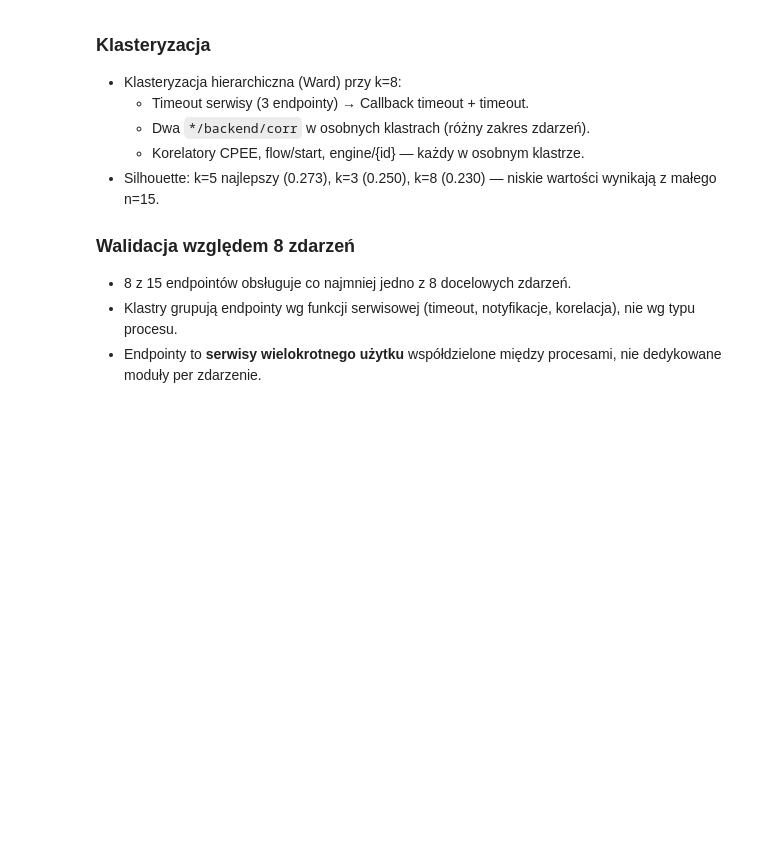
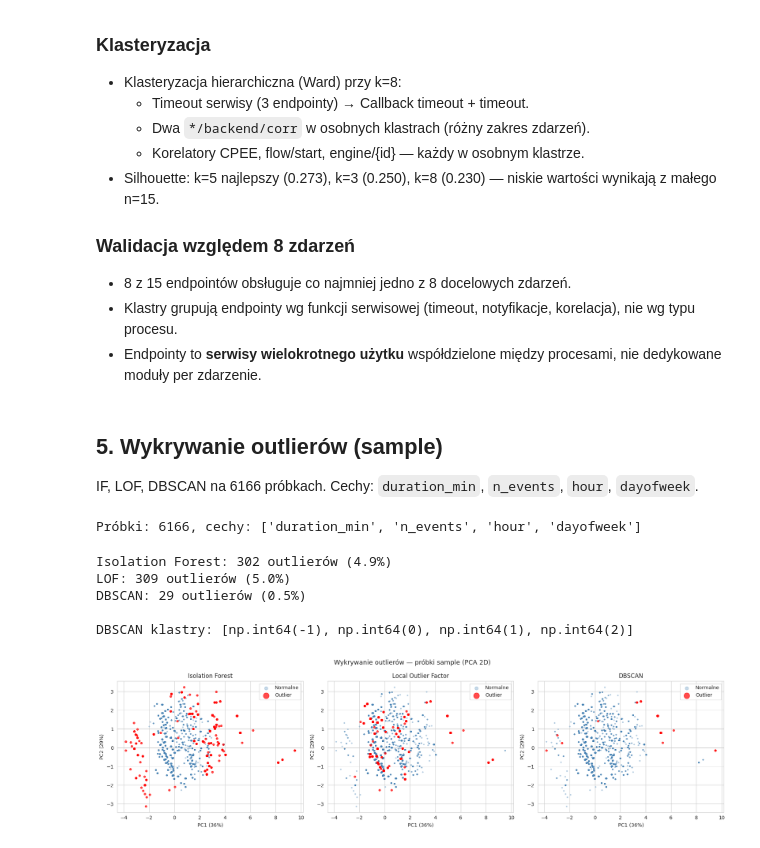
Before and after one commit to Mateoswiatek/DataMining2026PCALabData, a Jupyter notebook: notebooks/02_m2_endpoint_clustering.ipynb, the cells around one changed output. Saved outputs shown, nothing was run; the diff lists cells and outputs as text; code cells hidden in the pictures; blank space fills up the shorter version.

Commit message:
feat: add outlier detection (IF/LOF/DBSCAN) to milestone 2 + generate report PDF

```diff
--- a/notebooks/02_m2_endpoint_clustering.ipynb
+++ b/notebooks/02_m2_endpoint_clustering.ipynb
@@ -343,3 +343,75 @@ for n_clusters in [3, 5, 8]:
 - 8 z 15 endpointów obsługuje co najmniej jedno z 8 docelowych zdarzeń.
 - Klastry grupują endpointy wg funkcji serwisowej (timeout, notyfikacje, korelacja), nie wg typu procesu.
 - Endpointy to **serwisy wielokrotnego użytku** współdzielone między procesami, nie dedykowane moduły per zdarzenie.
+# %% [markdown]
+## 5. Wykrywanie outlierów (sample)
+
+IF, LOF, DBSCAN na 6166 próbkach. Cechy: `duration_min`, `n_events`, `hour`, `dayofweek`.
+# %%
+from sklearn.ensemble import IsolationForest
+from sklearn.neighbors import LocalOutlierFactor
+from sklearn.cluster import DBSCAN
+
+samples = df_cases[df_cases['process_type'] == 'sample'].copy()
+samples['hour'] = samples['first_ts'].dt.hour
+samples['dayofweek'] = samples['first_ts'].dt.dayofweek
+
+features = ['duration_min', 'n_events', 'hour', 'dayofweek']
+X_cases = samples[features].values
+X_cases_scaled = StandardScaler().fit_transform(X_cases)
+
+print(f'Próbki: {len(samples)}, cechy: {features}')
+# %% [output]
+Próbki: 6166, cechy: ['duration_min', 'n_events', 'hour', 'dayofweek']
+# %%
+# Isolation Forest
+iso = IsolationForest(contamination=0.05, random_state=RANDOM_STATE)
+samples['iso_outlier'] = iso.fit_predict(X_cases_scaled)
+
+# Local Outlier Factor
+lof = LocalOutlierFactor(n_neighbors=20, contamination=0.05)
+samples['lof_outlier'] = lof.fit_predict(X_cases_scaled)
+
+# DBSCAN
+db = DBSCAN(eps=1.5, min_samples=10)
+samples['dbscan_label'] = db.fit_predict(X_cases_scaled)
+samples['dbscan_outlier'] = np.where(samples['dbscan_label'] == -1, -1, 1)
+
+for name, col in [('Isolation Forest', 'iso_outlier'), ('LOF', 'lof_outlier'), ('DBSCAN', 'dbscan_outlier')]:
+    n_out = (samples[col] == -1).sum()
+    print(f'{name}: {n_out} outlierów ({100*n_out/len(samples):.1f}%)')
+
+print(f'\nDBSCAN klastry: {sorted(samples["dbscan_label"].unique())}')
+# %% [output]
+Isolation Forest: 302 outlierów (4.9%)
+LOF: 309 outlierów (5.0%)
+DBSCAN: 29 outlierów (0.5%)
+
+DBSCAN klastry: [np.int64(-1), np.int64(0), np.int64(1), np.int64(2)]
+# %%
+# PCA 2D dla wizualizacji case'ów
+pca_cases = PCA(n_components=2, random_state=RANDOM_STATE)
+X_pca_cases = pca_cases.fit_transform(X_cases_scaled)
+
+fig, axes = plt.subplots(1, 3, figsize=(18, 5))
+
+for ax, (name, col) in zip(axes, [('Isolation Forest', 'iso_outlier'),
+                                   ('Local Outlier Factor', 'lof_outlier'),
+                                   ('DBSCAN', 'dbscan_outlier')]):
+    mask_in = samples[col] == 1
+    mask_out = samples[col] == -1
+    ax.scatter(X_pca_cases[mask_in, 0], X_pca_cases[mask_in, 1],
+               c='steelblue', s=5, alpha=0.3, label='Normalne')
+    ax.scatter(X_pca_cases[mask_out, 0], X_pca_cases[mask_out, 1],
+               c='red', s=15, alpha=0.7, label='Outlier')
+    ax.set_title(name)
+    ax.set_xlabel(f'PC1 ({pca_cases.explained_variance_ratio_[0]:.0%})')
+    ax.set_ylabel(f'PC2 ({pca_cases.explained_variance_ratio_[1]:.0%})')
+    ax.legend(markerscale=3)
+
+plt.suptitle('Wykrywanie outlierów — próbki sample (PCA 2D)', fontsize=13)
+plt.tight_layout()
+plt.savefig(RESULTS_DIR / 'fig_outlier_detection.png', dpi=150, bbox_inches='tight')
+plt.show()
+# %% [output]
+[figure, added]
```
Also changed, not shown: parts of 6 cells of this notebook, 3 other files.
